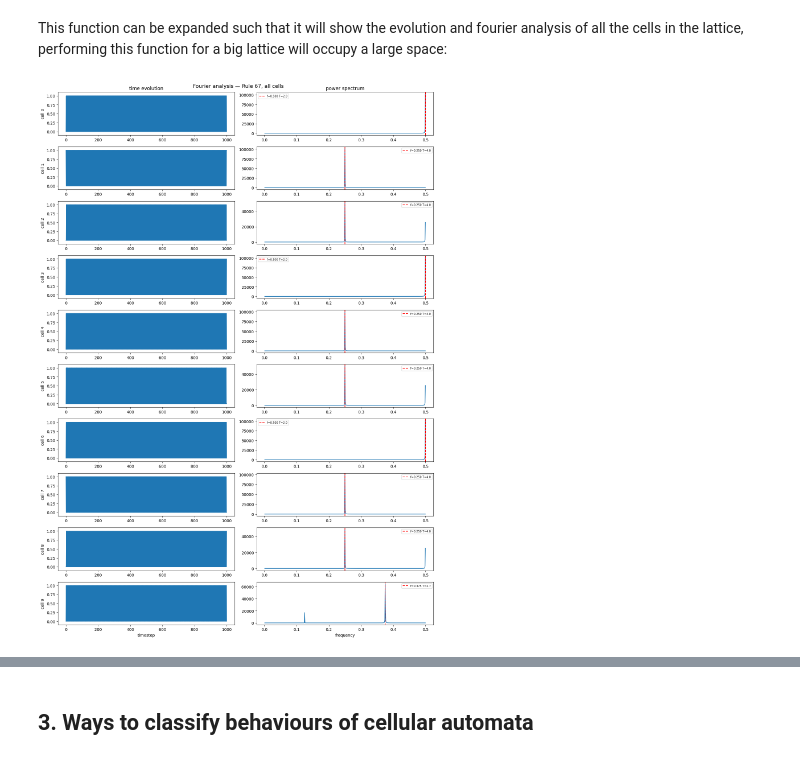
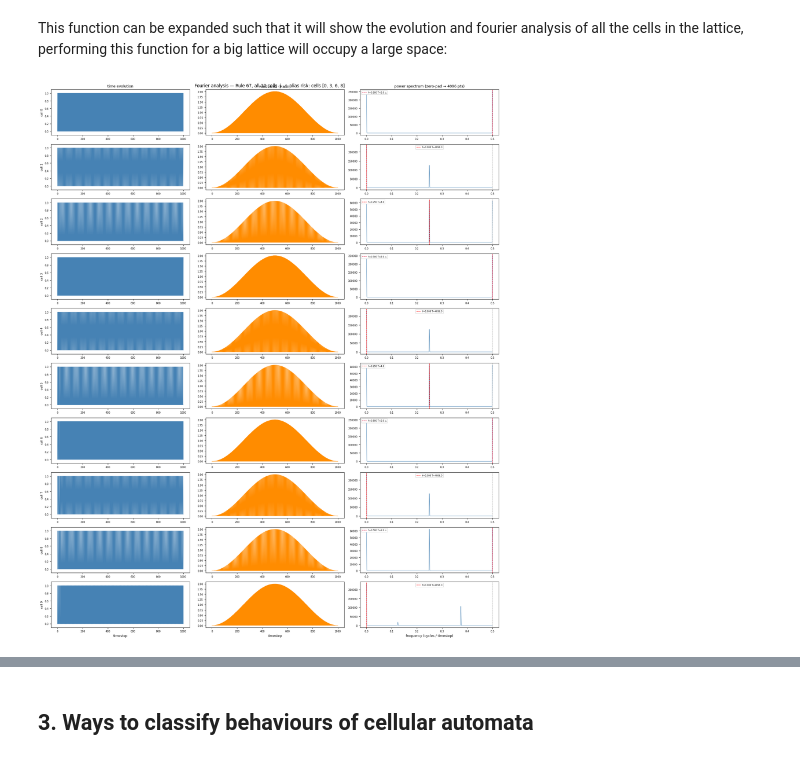
Before and after one commit to IgnacioMPineda/Cellular-automata-simulator---SP2026, a Jupyter notebook: Notebook_2.ipynb, the cells around one changed output, grey strips where cells are left out. Saved outputs shown, nothing was run; the diff lists cells and outputs as text; code cells hidden in the pictures.

```diff
--- a/Notebook_2.ipynb
+++ b/Notebook_2.ipynb
@@ -356,42 +437,95 @@ Period: 2.0 timesteps
 # %% [markdown]
 This function can be expanded such that it will show the evolution and fourier analysis of all the cells in the lattice, performing this function for a big lattice will occupy a large space:
 # %%
-def fourier_all_cells(rule_number, L, initial_conditions, timesteps):
-    grid       = dynamics(rule_number, L, initial_conditions, timesteps)
-    time_series = grid[::-1]
+def fourier_all_cells(rule_number, L, initial_conditions, timesteps,
+                      apply_window=True, zero_pad=True):
 
-    fig, axes = plt.subplots(L, 2, figsize=(14, 2*L))
+    grid        = dynamics(rule_number, L, initial_conditions, timesteps)
+    time_series = grid[::-1]          # shape (timesteps+1, L), time goes forward
+    N           = time_series.shape[0]
+    nyquist     = 0.5                 # fixed: 1 sample/timestep → Nyquist = 0.5
+
+
+    if zero_pad:
+        N_padded = 1
+        while N_padded < 4 * N:
+            N_padded *= 2
+    else:
+        N_padded = N
+
+    if apply_window:
+        window = np.hanning(N)
+        window = window / window.mean()   # preserve mean power
+    else:
+        window = np.ones(N)
+
+    freqs = np.fft.rfftfreq(N_padded)    # 0 … 0.5, shared frequency axis
+    pos   = freqs > 0                    # drop DC bin
+
+    fig, axes = plt.subplots(L, 3, figsize=(18, 2.2 * L))
+    if L == 1:
+        axes = axes[np.newaxis, :]
+
+    alias_cells = []   # collect cells that triggered the Nyquist warning
 
     for cell in range(L):
-        signal = time_series[:, cell]   # time series for this cell
+        signal   = time_series[:, cell].astype(float)
+        windowed = signal * window
 
-        fft   = np.fft.fft(signal)
-        power = np.abs(fft)**2
-        freqs = np.fft.fftfreq(len(signal))
-        pos   = freqs > 0
+        fft   = np.fft.rfft(windowed, n=N_padded)
+        power = np.abs(fft) ** 2
 
         dominant_freq = freqs[pos][np.argmax(power[pos])]
         period        = 1 / dominant_freq
+        alias_risk    = dominant_freq > 0.8 * nyquist
 
-        axes[cell, 0].plot(signal)
-        axes[cell, 0].set_ylabel(f"cell {cell}")
+        if alias_risk:
+            alias_cells.append(cell)
+
+        axes[cell, 0].plot(signal, color='steelblue', linewidth=0.8)
+        axes[cell, 0].set_ylabel(f"cell {cell}", fontsize=8)
         axes[cell, 0].set_ylim(-0.1, 1.1)
-        if cell == 0:
-            axes[cell, 0].set_title("time evolution")
+        axes[cell, 0].tick_params(labelsize=7)
 
-        axes[cell, 1].plot(freqs[pos], power[pos])
-        axes[cell, 1].axvline(dominant_freq, color='red', linestyle='--',
-                              label=f"f={dominant_freq:.3f} T={period:.1f}")
-        axes[cell, 1].legend(fontsize=7)
-        if cell == 0:
-            axes[cell, 1].set_title("power spectrum")
+        axes[cell, 1].plot(windowed, color='darkorange', linewidth=0.8)
+        axes[cell, 1].set_ylim(windowed.min() - 0.1, windowed.max() + 0.1)
+        axes[cell, 1].tick_params(labelsize=7)
 
-    axes[-1, 0].set_xlabel("timestep")
-    axes[-1, 1].set_xlabel("frequency")
-    fig.suptitle(f"Fourier analysis — Rule {rule_number}, all cells", fontsize=13)
+        line_color = 'crimson' if alias_risk else 'red'
+        axes[cell, 2].plot(freqs[pos], power[pos], color='steelblue', linewidth=0.8)
+        axes[cell, 2].axvline(nyquist, color='gray', linestyle=':', linewidth=0.8)
+        axes[cell, 2].axvline(dominant_freq, color=line_color, linestyle='--',
+                              linewidth=1,
+                              label=(f"f={dominant_freq:.3f} T={period:.1f}"
+                                     + (" ⚠" if alias_risk else "")))
+        axes[cell, 2].legend(fontsize=6)
+        axes[cell, 2].tick_params(labelsize=7)
+
+    axes[0, 0].set_title("time evolution", fontsize=10)
+    axes[0, 1].set_title(f"windowed ({'Hann' if apply_window else 'none'})", fontsize=10)
+    axes[0, 2].set_title(f"power spectrum (zero-pad → {N_padded} pts)", fontsize=10)
+
+    axes[-1, 0].set_xlabel("timestep", fontsize=9)
+    axes[-1, 1].set_xlabel("timestep", fontsize=9)
+    axes[-1, 2].set_xlabel("frequency (cycles / timestep)", fontsize=9)
+
+    fig.suptitle(
+        f"Fourier analysis — Rule {rule_number}, all {L} cells"
+        + (f"  |  ⚠ alias risk: cells {alias_cells}" if alias_cells else ""),
+        fontsize=12
+    )
     plt.tight_layout()
     plt.show()
 
+    print(f"Nyquist limit : {nyquist} cycles/timestep  (sampling rate = 1/timestep)")
+    print(f"Window        : {'Hann (leakage suppressed)' if apply_window else 'none'}")
+    print(f"Zero-pad      : {N} → {N_padded} points")
+    if alias_cells:
+        print(f"⚠  Cells with dominant freq > 0.8×Nyquist: {alias_cells}")
+        print("   These peaks may be folded artefacts — true period could be < 2 timesteps.")
+    else:
+        print("✓  No cells flagged for aliasing risk.")
+
 fourier_all_cells(67, 10, [1,7], 1000)
 # %% [output]
-[figure, old version]
+[figure, new version]
```
Also changed, not shown: parts of 24 cells of this notebook.
